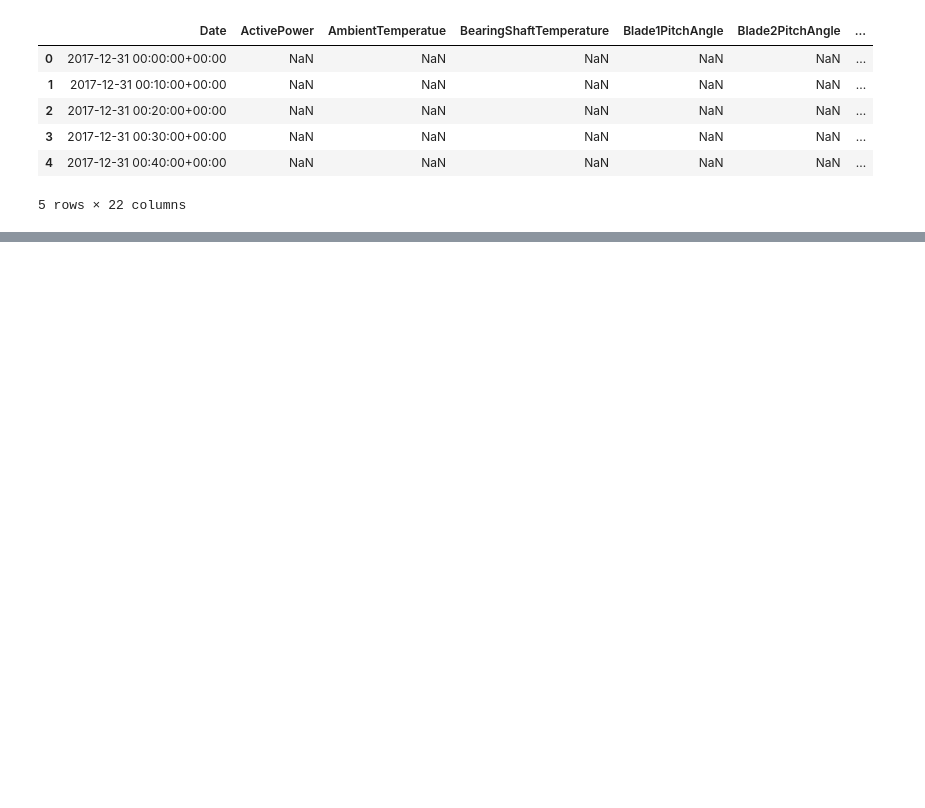
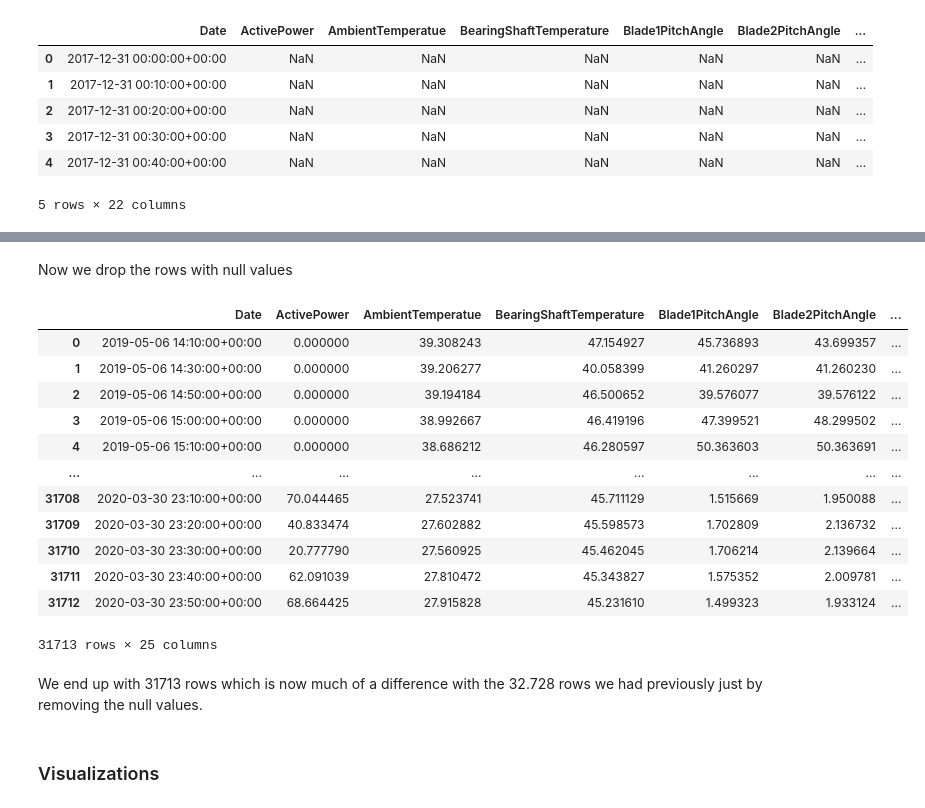
Before and after one commit to acrulopez/data-mining-UPM, a Jupyter notebook: Project.ipynb, the cells around one changed output, grey strips where cells are left out. Drawn from its saved outputs; the diff is of its cells as text; code cells hidden in the pictures; blank space fills up the shorter version.

```diff
--- a/Project.ipynb
+++ b/Project.ipynb
@@ -77,0 +42,3 @@ dtype: int64
+# %%
+df['Date'] = pd.to_datetime(df['Date'])
+df.tail(2)
@@ -77,0 +64,4 @@ dtype: int64
+# %%
+df = df.drop(columns=['ControlBoxTemperature'])
+df.loc[df['ActivePower']<0,'ActivePower'] = 0
+df.head()
@@ -77,0 +86,2 @@ dtype: int64
+# %%
+df = df.drop(columns=['WTG'])
@@ -97,0 +130,4 @@ memory usage: 5.7+ MB
+# %%
+for x in range(5): #Because we are adding the last 5 values
+    df = pd.concat([df, df['ActivePower'].shift(x+1).rename(f"ActivePower-{x+1}")], axis=1)
+df.tail()
@@ -97,0 +142,23 @@ memory usage: 5.7+ MB
+# %% [markdown]
+Now we drop the rows with null values
+# %%
+df = df.dropna().reset_index(drop=True)
+df
+# %% [output]
+|  | Date | ActivePower | AmbientTemperatue | BearingShaftTemperature | Blade1PitchAngle | Blade2PitchAngle | ... |
+| 0 | 2019-05-06 14:10:00+00:00 | 0.000000 | 39.308243 | 47.154927 | 45.736893 | 43.699357 | ... |
+| 1 | 2019-05-06 14:30:00+00:00 | 0.000000 | 39.206277 | 40.058399 | 41.260297 | 41.260230 | ... |
+| 2 | 2019-05-06 14:50:00+00:00 | 0.000000 | 39.194184 | 46.500652 | 39.576077 | 39.576122 | ... |
+| 3 | 2019-05-06 15:00:00+00:00 | 0.000000 | 38.992667 | 46.419196 | 47.399521 | 48.299502 | ... |
+| 4 | 2019-05-06 15:10:00+00:00 | 0.000000 | 38.686212 | 46.280597 | 50.363603 | 50.363691 | ... |
+| ... | ... | ... | ... | ... | ... | ... | ... |
+| 31708 | 2020-03-30 23:10:00+00:00 | 70.044465 | 27.523741 | 45.711129 | 1.515669 | 1.950088 | ... |
+| 31709 | 2020-03-30 23:20:00+00:00 | 40.833474 | 27.602882 | 45.598573 | 1.702809 | 2.136732 | ... |
+| 31710 | 2020-03-30 23:30:00+00:00 | 20.777790 | 27.560925 | 45.462045 | 1.706214 | 2.139664 | ... |
+| 31711 | 2020-03-30 23:40:00+00:00 | 62.091039 | 27.810472 | 45.343827 | 1.575352 | 2.009781 | ... |
+| 31712 | 2020-03-30 23:50:00+00:00 | 68.664425 | 27.915828 | 45.231610 | 1.499323 | 1.933124 | ... |
+31713 rows × 25 columns
+# %% [markdown]
+We end up with 31713 rows which is now much of a difference with the 32.728 rows we had previously just by removing the null values.
+# %% [markdown]
+### Visualizations
```
Also changed, not shown: parts of 18 cells of this notebook.
